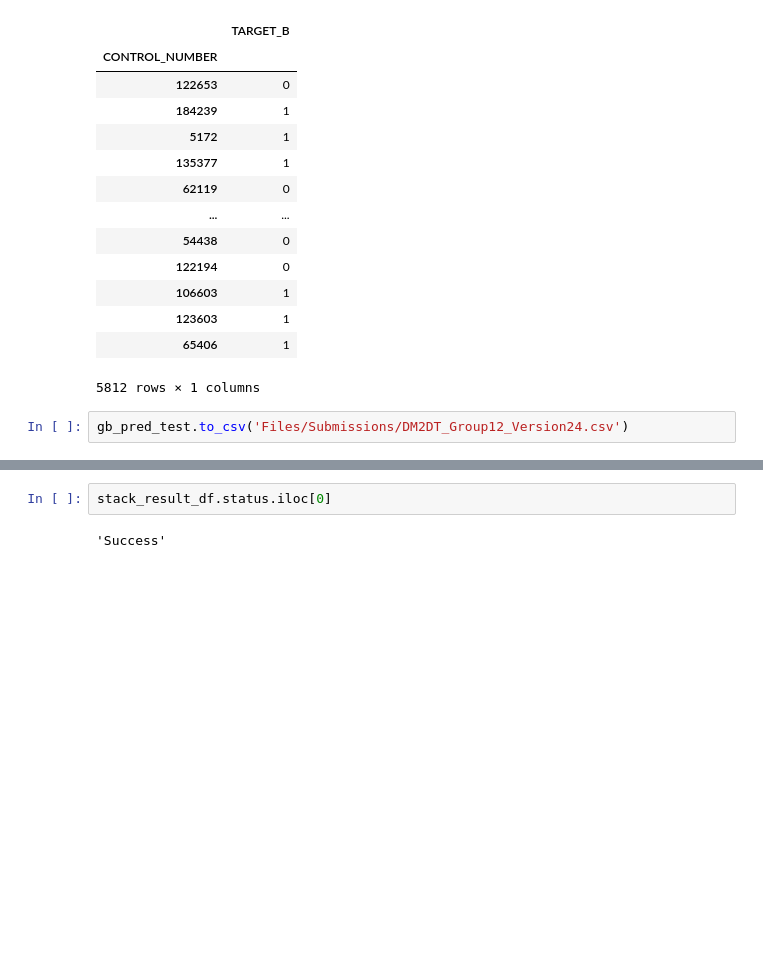
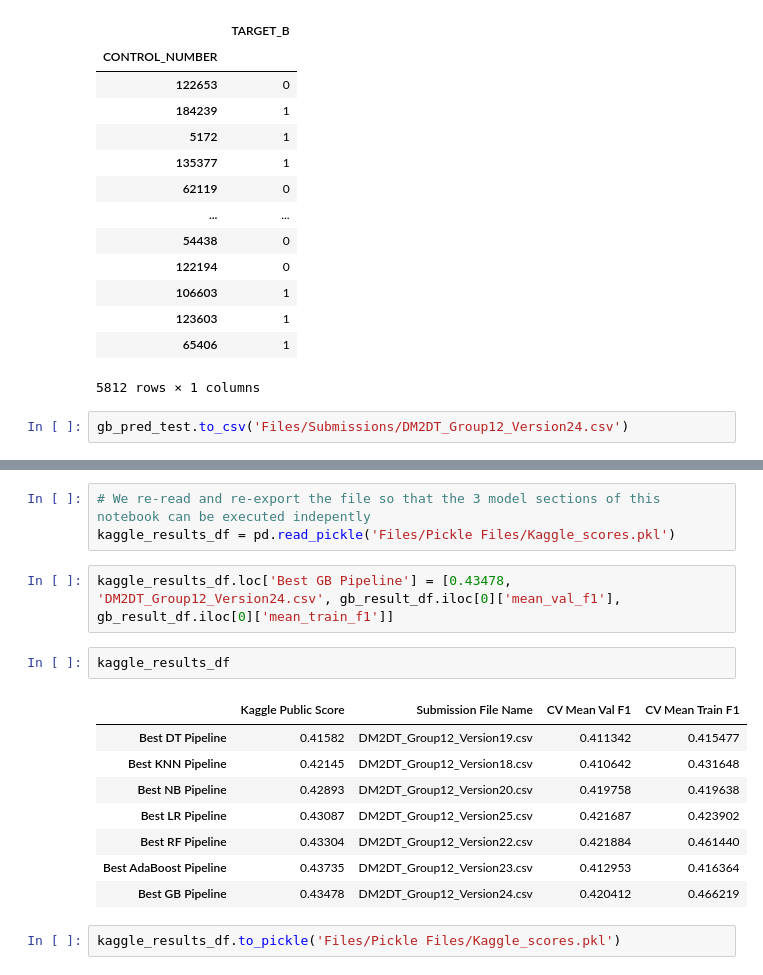
Before and after one commit to Dinis239/DM2_Project, a Jupyter notebook: Modeling/02_Modeling_Ensemble.ipynb, the cells around one changed output, grey strips where cells are left out. Cells and saved outputs as stored; diff of their text form; blank space fills up the shorter version.

```diff
--- a/Modeling/02_Modeling_Ensemble.ipynb
+++ b/Modeling/02_Modeling_Ensemble.ipynb
@@ -632,4 +615,18 @@ stack_result_df
-# %%
-stack_result_df.status.iloc[0]
-# %% [output]
-'Success'
+# %%
+# We re-read and re-export the file so that the 3 model sections of this notebook can be executed indepently
+kaggle_results_df = pd.read_pickle('Files/Pickle Files/Kaggle_scores.pkl')
+# %%
+kaggle_results_df.loc['Best GB Pipeline'] = [0.43478, 'DM2DT_Group12_Version24.csv', gb_result_df.iloc[0]['mean_val_f1'], gb_result_df.iloc[0]['mean_train_f1']]
+# %%
+kaggle_results_df
+# %% [output]
+|  | Kaggle Public Score | Submission File Name | CV Mean Val F1 | CV Mean Train F1 |
+| Best DT Pipeline | 0.41582 | DM2DT_Group12_Version19.csv | 0.411342 | 0.415477 |
+| Best KNN Pipeline | 0.42145 | DM2DT_Group12_Version18.csv | 0.410642 | 0.431648 |
+| Best NB Pipeline | 0.42893 | DM2DT_Group12_Version20.csv | 0.419758 | 0.419638 |
+| Best LR Pipeline | 0.43087 | DM2DT_Group12_Version25.csv | 0.421687 | 0.423902 |
+| Best RF Pipeline | 0.43304 | DM2DT_Group12_Version22.csv | 0.421884 | 0.461440 |
+| Best AdaBoost Pipeline | 0.43735 | DM2DT_Group12_Version23.csv | 0.412953 | 0.416364 |
+| Best GB Pipeline | 0.43478 | DM2DT_Group12_Version24.csv | 0.420412 | 0.466219 |
+# %%
+kaggle_results_df.to_pickle('Files/Pickle Files/Kaggle_scores.pkl')
```
Also changed, not shown: parts of 53 cells of this notebook, 1 other file.
